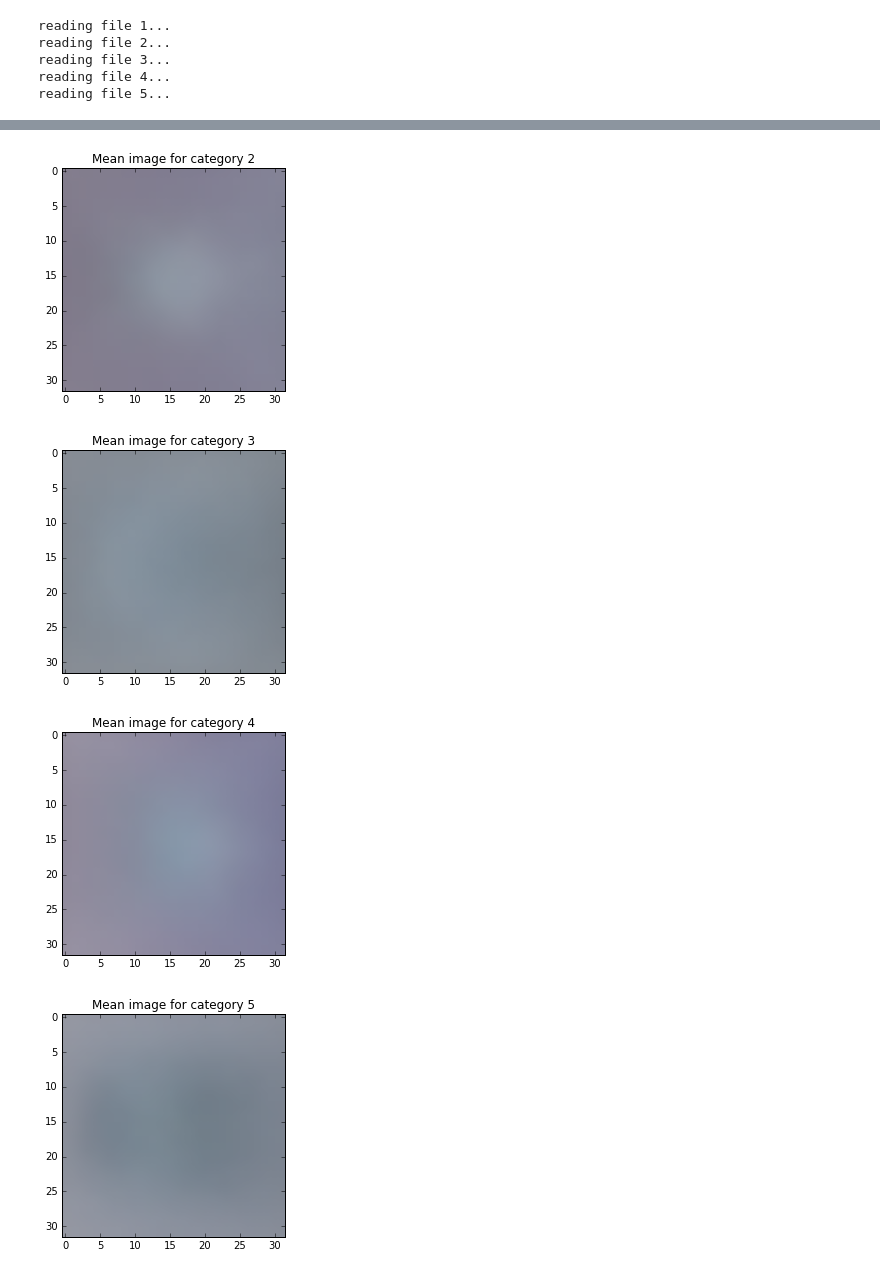
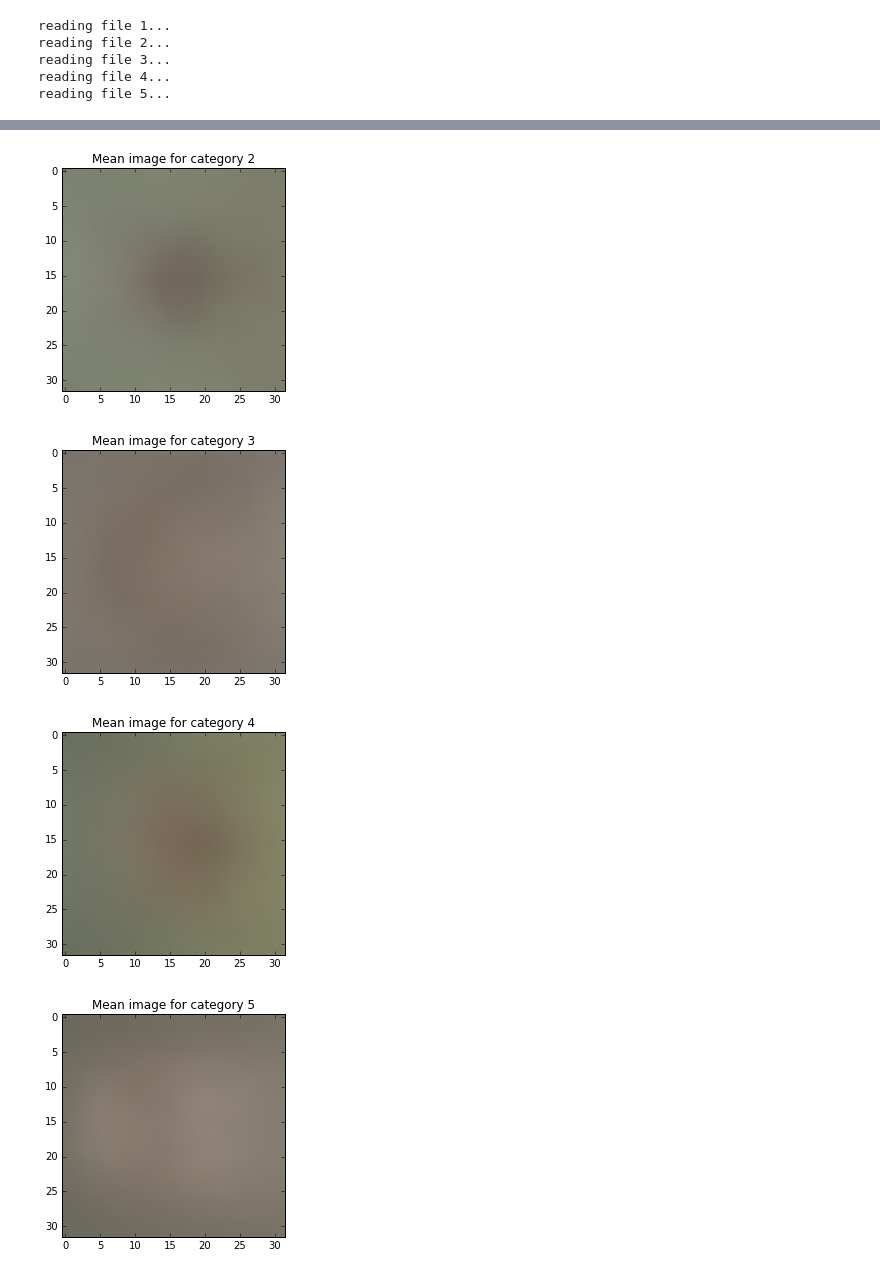
Before and after one commit to ssdfx007008/AML, a Jupyter notebook: hw3/4.10a.ipynb, the cells around one changed output, grey strips where cells are left out. Cells and saved outputs as stored; diff of their text form; code cells hidden in the pictures.

Commit message:
us np array to compute

```diff
--- a/hw3/4.10a.ipynb
+++ b/hw3/4.10a.ipynb
@@ -35,16 +35,19 @@ for i in range(5):
         category[batch_label[i][j]].append(batch_data[i][j])
 # %%
 mean_images = []
+
 for i in range(10):
-    mean_image= [0 for _ in range(len(category[i][0]))]
+    mean_image= np.zeros(len(category[i][0]),dtype=int)
     for j in range(len(category[i])):
-        mean_image = [x+y for x, y in zip(mean_image, category[i][j])]
-    mean_image = [int(x/len(category[i])) for x in mean_image]
-    im = np.reshape(mean_image, (32,32,3), order='F')
-    mean_images.append(im)
+        mean_image += np.asarray(category[i][j],dtype=int)
+    mean_image = np.divide(mean_image, len(category[i]))
+    mean_image = np.array(mean_image, 'uint8')
+    mean_images.append(mean_image)
 # %%
+
 for i in range(len(mean_images)):
     plt.figure()
-    plt.imshow(mean_images[i])
+    plt.imshow(np.reshape(mean_images[i], (32,32,3), order='F'))
+
     plt.title("Mean image for category {}".format(i))
 # %% [output]
@@ -53,4 +56,4 @@ for i in range(len(mean_images)):
-[figure, old version]
+[figure, new version]
-[figure, old version]
+[figure, new version]
-[figure, old version]
+[figure, new version]
-[figure, old version]
+[figure, new version]
```
Also changed, not shown: parts of 4 cells of this notebook.
